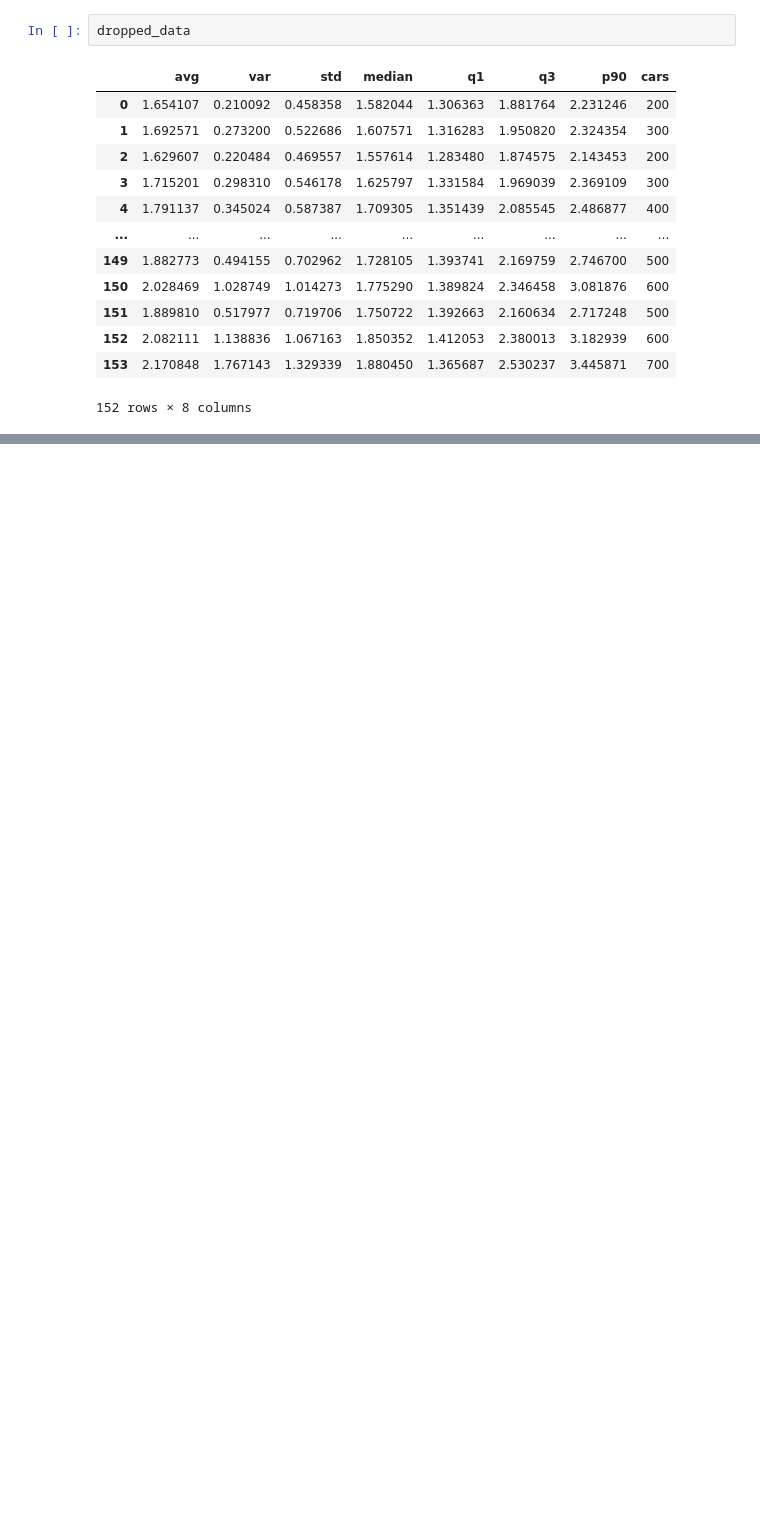
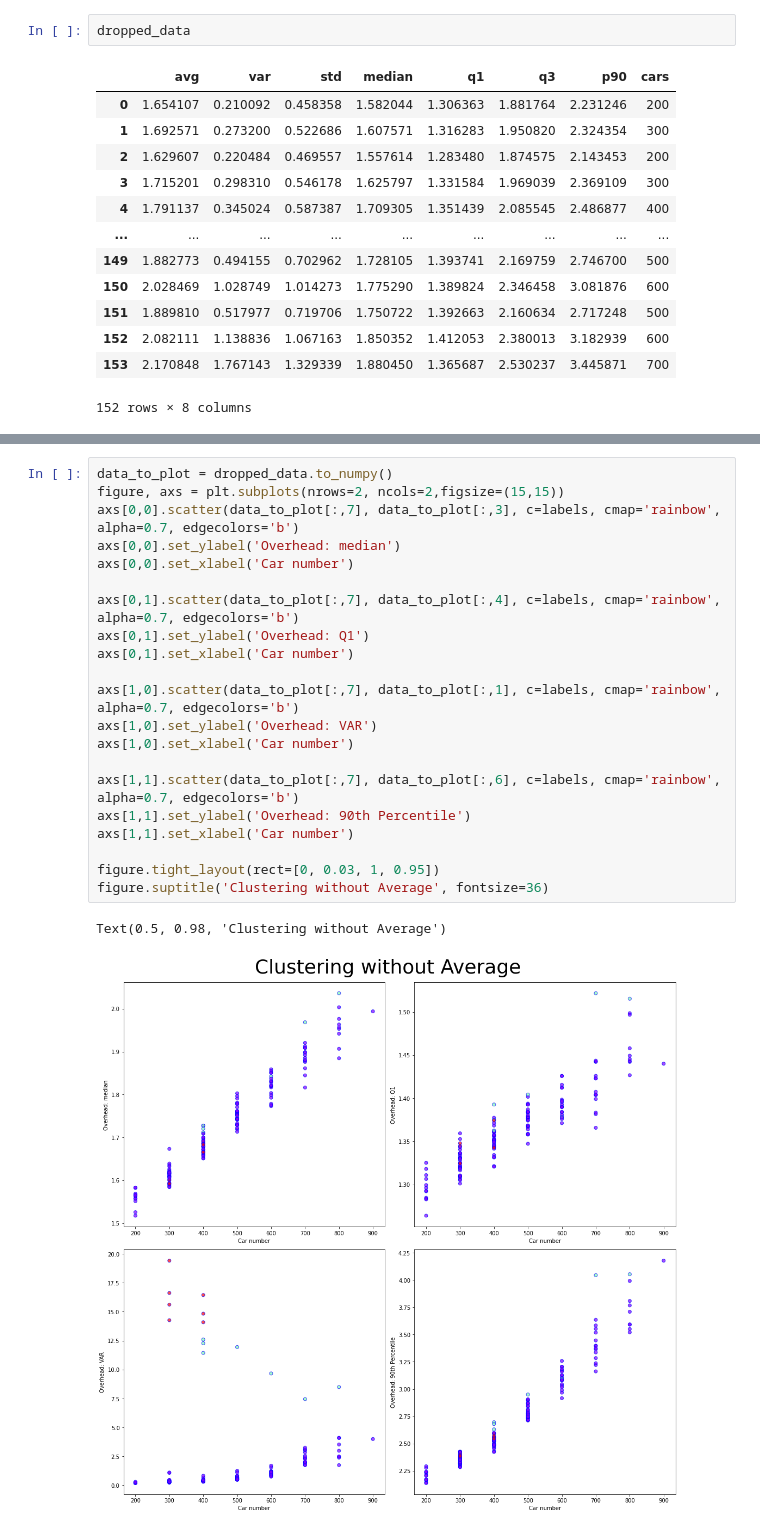
Before and after one commit to martaradzi/RTX, a Jupyter notebook: experiments/LONGEST_RUN/Feature Importance Based on PCA.ipynb, the cells around one changed output, grey strips where cells are left out. Saved outputs shown, nothing was run; the diff lists cells and outputs as text; blank space fills up the shorter version.

```diff
--- a/experiments/LONGEST_RUN/Feature Importance Based on PCA.ipynb
+++ b/experiments/LONGEST_RUN/Feature Importance Based on PCA.ipynb
@@ -286,0 +288,24 @@ Text(0.5, 0.98, 'Clustering without Average')
+# %%
+data_to_plot = dropped_data.to_numpy()
+figure, axs = plt.subplots(nrows=2, ncols=2,figsize=(15,15))
+axs[0,0].scatter(data_to_plot[:,7], data_to_plot[:,3], c=labels, cmap='rainbow', alpha=0.7, edgecolors='b')
+axs[0,0].set_ylabel('Overhead: median')
+axs[0,0].set_xlabel('Car number')
+
+axs[0,1].scatter(data_to_plot[:,7], data_to_plot[:,4], c=labels, cmap='rainbow', alpha=0.7, edgecolors='b')
+axs[0,1].set_ylabel('Overhead: Q1')
+axs[0,1].set_xlabel('Car number')
+
+axs[1,0].scatter(data_to_plot[:,7], data_to_plot[:,1], c=labels, cmap='rainbow', alpha=0.7, edgecolors='b')
+axs[1,0].set_ylabel('Overhead: VAR')
+axs[1,0].set_xlabel('Car number')
+
+axs[1,1].scatter(data_to_plot[:,7], data_to_plot[:,6], c=labels, cmap='rainbow', alpha=0.7, edgecolors='b')
+axs[1,1].set_ylabel('Overhead: 90th Percentile')
+axs[1,1].set_xlabel('Car number')
+
+figure.tight_layout(rect=[0, 0.03, 1, 0.95])
+figure.suptitle('Clustering without Average', fontsize=36)
+# %% [output]
+Text(0.5, 0.98, 'Clustering without Average')
+[figure, added]
```
Also changed, not shown: parts of 6 cells of this notebook, 17 other files.
